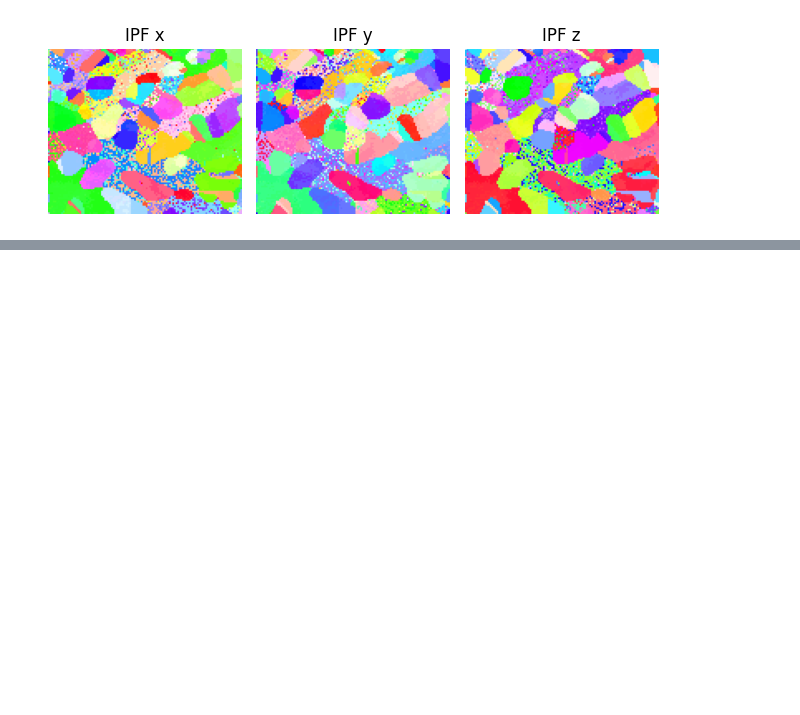
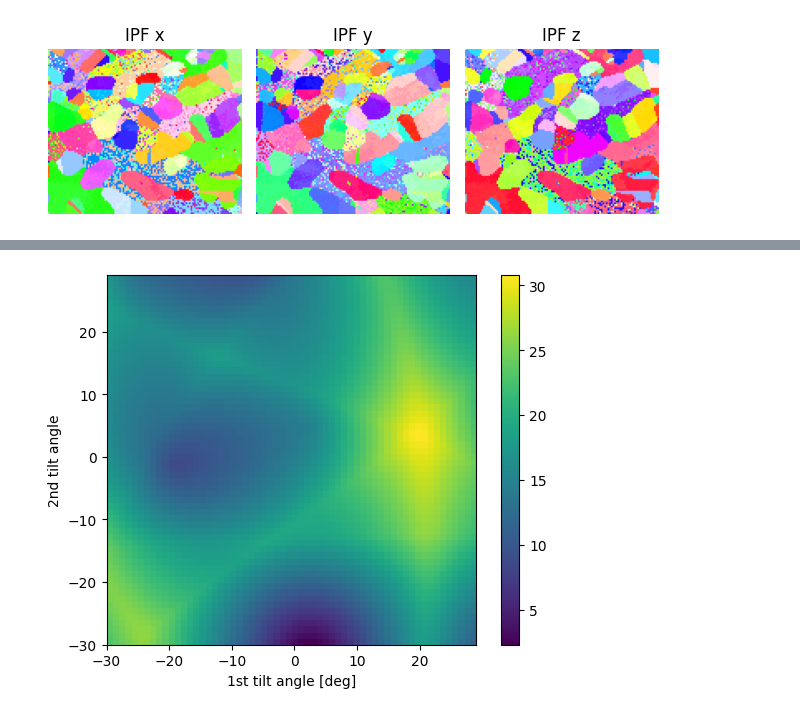
Before and after one commit to viljarjf/tiltlib, a Jupyter notebook: docs/source/tutorials/zone_axis_alignment.ipynb, the cells around one changed output, grey strips where cells are left out. Cells and saved outputs as stored; diff of their text form; code cells hidden in the pictures; blank space fills up the shorter version.

```diff
--- a/docs/source/tutorials/zone_axis_alignment.ipynb
+++ b/docs/source/tutorials/zone_axis_alignment.ipynb
@@ -144,0 +176,6 @@ We see that both grains indeed align simultaneously.
+# %%
+# Single minimum
+target = Miller(uvw=[1, 0, 2], phase=sample.phase)
+fig = circle_crop.plot_angle_with(target)
+# %% [output]
+[figure, added]
```
Also changed, not shown: parts of 27 cells of this notebook.
